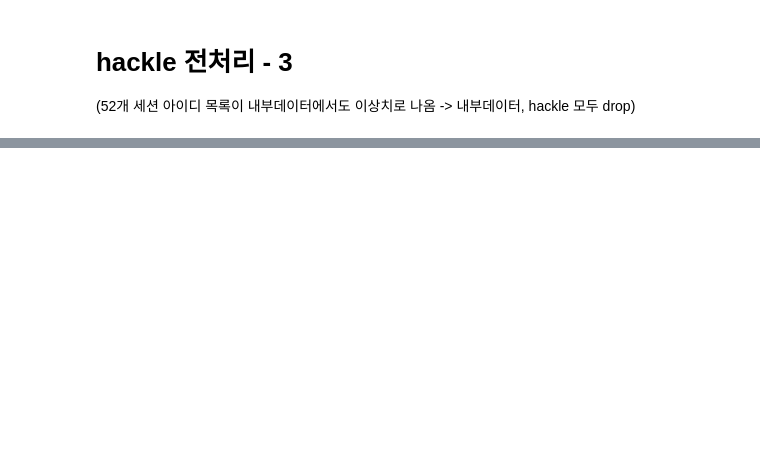
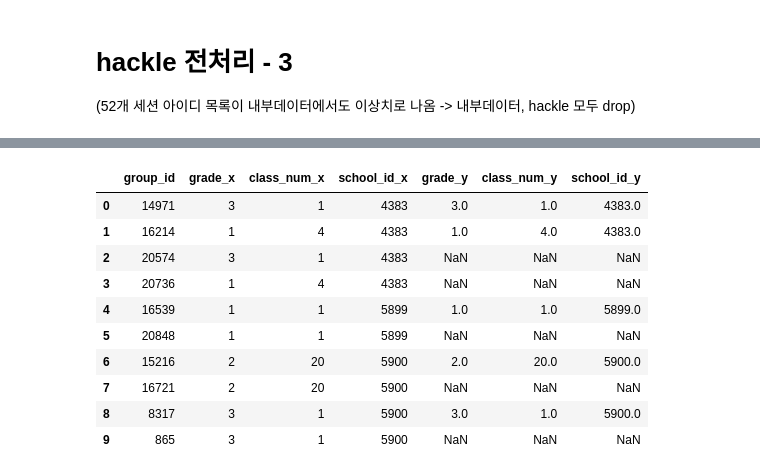
Before and after one commit to EtheriumArchive/Codeit_project, a Jupyter notebook: processed_eunsu_v1.ipynb, the cells around one changed output, grey strips where cells are left out. Drawn from its saved outputs; the diff is of its cells as text; code cells hidden in the pictures; blank space fills up the shorter version.

```diff
--- a/processed_eunsu_v1.ipynb
+++ b/processed_eunsu_v1.ipynb
@@ -317,0 +321,3 @@ hackle_merge.to_csv('./processed_hackle_merge.csv', index=False)
+# %%
+accounts_user = pd.read_csv('./processed_accounts_user.csv')
+accounts_group = pd.read_csv('./dumps/votes_csv/accounts_group.csv')
@@ -317,0 +344,10 @@ hackle_merge.to_csv('./processed_hackle_merge.csv', index=False)
+# %%
+accounts_group.rename(columns={'id': 'group_id'}, inplace=True)
+accounts_group['group_id'] = accounts_user['group_id'].astype(int).astype(str)
+
+accounts_user['user_id'] = accounts_user['user_id'].astype(str)
+accounts_user['group_id'] = accounts_user['group_id'].astype(int).astype(str)
+# %%
+accounts_group.sort_values(by=['school_id', 'group_id'], inplace=True)
+dup_group_before = accounts_group[accounts_group.duplicated(subset=['school_id', 'grade', 'class_num'], keep=False)]
+dup_group_before
@@ -317,0 +366,17 @@ hackle_merge.to_csv('./processed_hackle_merge.csv', index=False)
+# %%
+# 바꿔야 하는 애들 편하게 보기 위해 merge로 null로 구분함
+dup_group_after = dup_group_before.drop_duplicates(subset=['school_id', 'grade', 'class_num'], keep='first')
+dup_group_final = pd.merge(dup_group_before, dup_group_after, on='group_id', how='left')
+dup_group_final
+# %% [output]
+|  | group_id | grade_x | class_num_x | school_id_x | grade_y | class_num_y | school_id_y |
+| 0 | 14971 | 3 | 1 | 4383 | 3.0 | 1.0 | 4383.0 |
+| 1 | 16214 | 1 | 4 | 4383 | 1.0 | 4.0 | 4383.0 |
+| 2 | 20574 | 3 | 1 | 4383 | NaN | NaN | NaN |
+| 3 | 20736 | 1 | 4 | 4383 | NaN | NaN | NaN |
+| 4 | 16539 | 1 | 1 | 5899 | 1.0 | 1.0 | 5899.0 |
+| 5 | 20848 | 1 | 1 | 5899 | NaN | NaN | NaN |
+| 6 | 15216 | 2 | 20 | 5900 | 2.0 | 20.0 | 5900.0 |
+| 7 | 16721 | 2 | 20 | 5900 | NaN | NaN | NaN |
+| 8 | 8317 | 3 | 1 | 5900 | 3.0 | 1.0 | 5900.0 |
+| 9 | 865 | 3 | 1 | 5900 | NaN | NaN | NaN |
```
Also changed, not shown: parts of 9 cells of this notebook.
